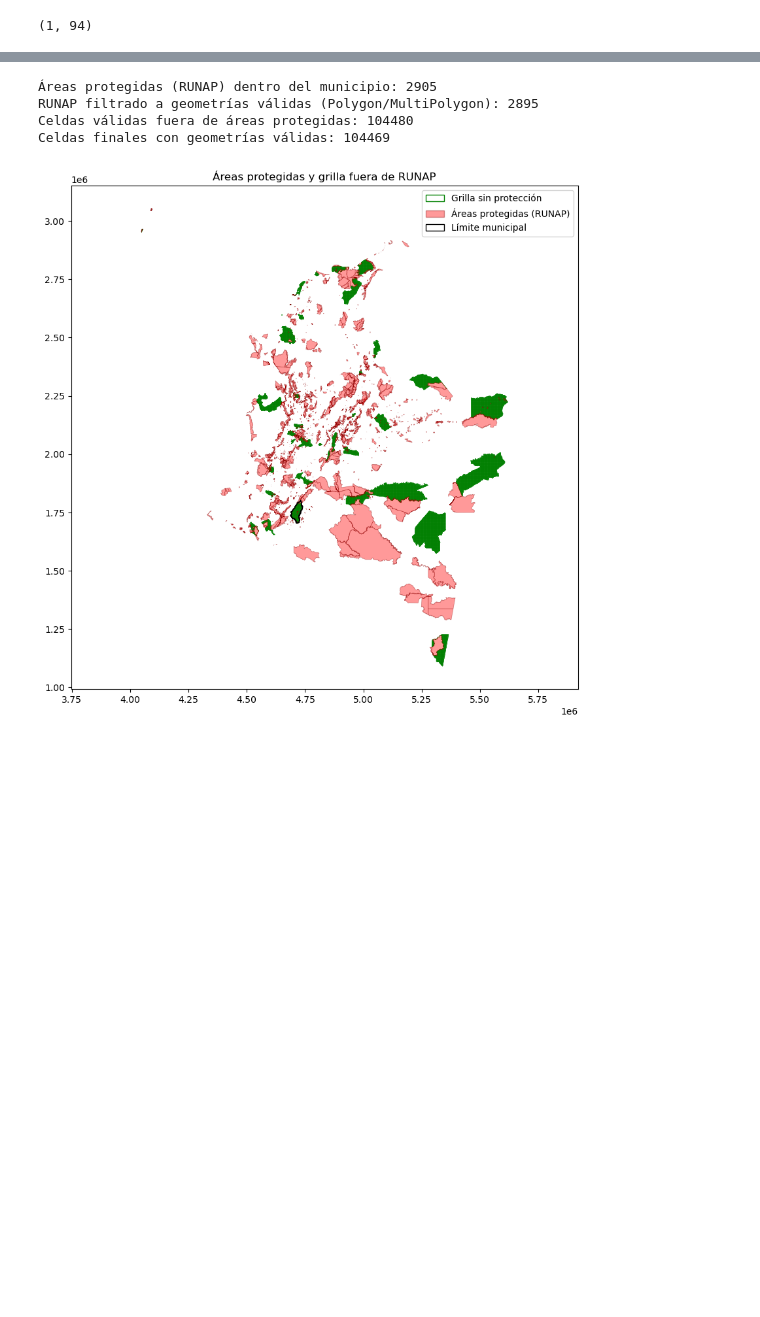
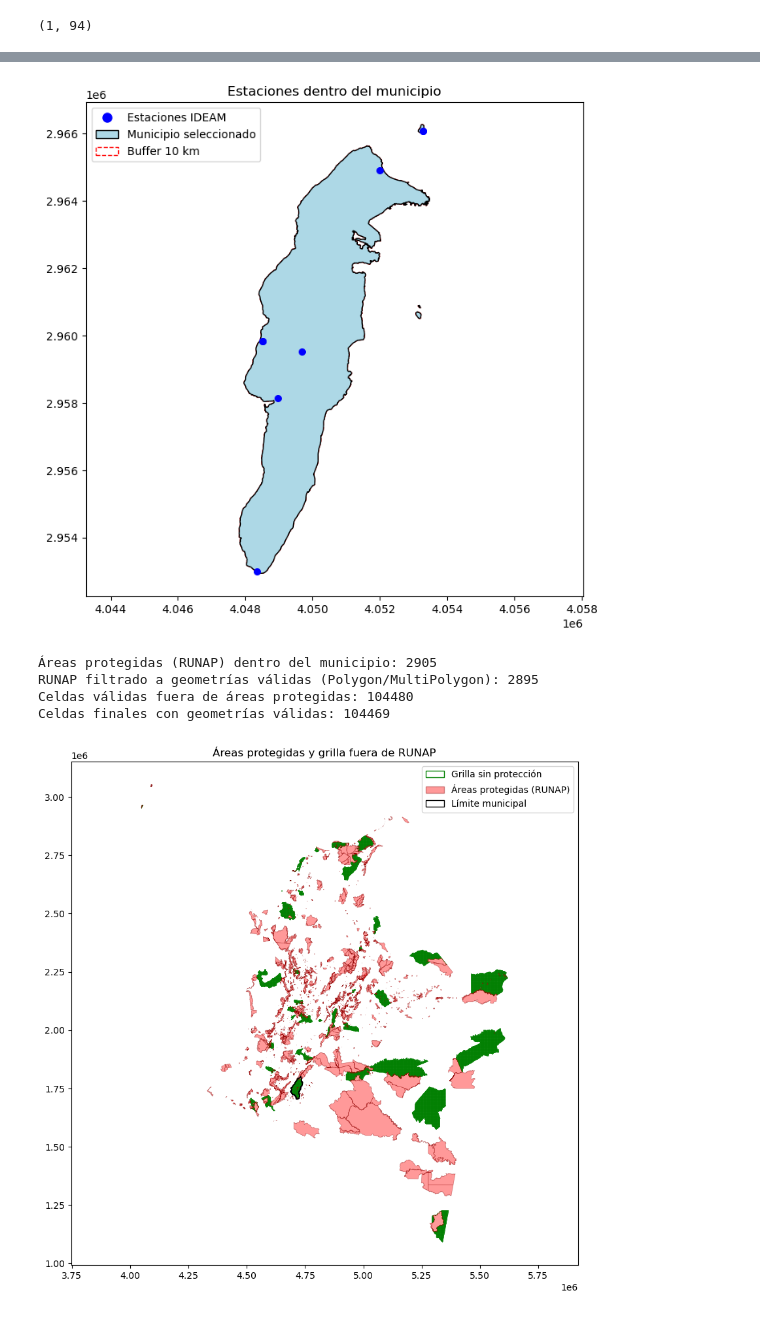
Before and after one commit to DanielaRayo/prog_sig, a Jupyter notebook: Workshop6_SpatialOpertaions_Vector_Data.ipynb, the cells around one changed output, grey strips where cells are left out. Cells and saved outputs as stored; diff of their text form; code cells hidden in the pictures; blank space fills up the shorter version.

```diff
--- a/Workshop6_SpatialOpertaions_Vector_Data.ipynb
+++ b/Workshop6_SpatialOpertaions_Vector_Data.ipynb
@@ -348,3 +433,41 @@ plt.show()
+# %%
+# 1. Recortar el buffer al municipio
+mun_sel_general_buffer_dentro = gpd.overlay(mun_sel_general_buffer, mun_sel, how='intersection')
+
+# 2. Obtener las estaciones dentro del municipio (usando clip para puntos dentro del polígono)
+estaciones_dentro_municipio = estaciones_20km_mun_sel_general.clip(mun_sel)
+
+# 3. Graficar
+fig, ax = plt.subplots(figsize=(8, 8))
+
+# Buffer recortado
+mun_sel_general_buffer_dentro.plot(ax=ax, edgecolor='red', linestyle='--', facecolor='none')
+
+# Municipio
+mun_sel.plot(ax=ax, color='lightblue', edgecolor='black')
+
+# Estaciones dentro del municipio
+estaciones_dentro_municipio.plot(ax=ax, color='blue', markersize=30)
+
+# Zoom al municipio
+xmin, ymin, xmax, ymax = mun_sel.total_bounds
+ax.set_xlim(xmin, xmax)
+ax.set_ylim(ymin, ymax)
+
+# Leyenda personalizada
+legend_elements = [
+    Line2D([0], [0], marker='o', color='w', label='Estaciones IDEAM',
+           markerfacecolor='blue', markersize=10),
+    mpatches.Patch(facecolor='lightblue', edgecolor='black', label='Municipio seleccionado'),
+    mpatches.Patch(edgecolor='red', facecolor='none', linestyle='--', label='Buffer 10 km')
+]
+ax.legend(handles=legend_elements)
+
+plt.title("Estaciones dentro del municipio")
+plt.axis('equal')
+plt.show()
+# %% [output]
+[figure, added]
 # %%
 # Intersecar RUNAP con el municipio seleccionado, conservando todas las geometrías
 runap_in_mun = gpd.overlay(gdf_runap, gdf_mun, how='intersection', keep_geom_type=False)
```
Also changed, not shown: parts of 30 cells of this notebook.
